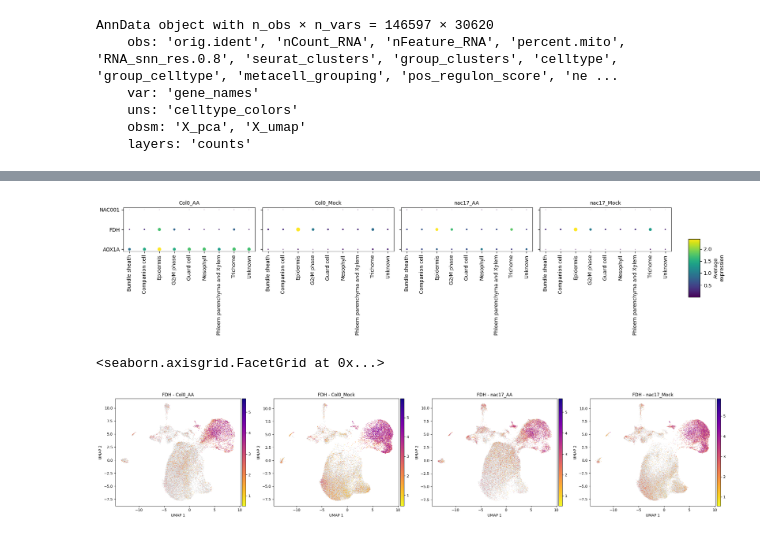
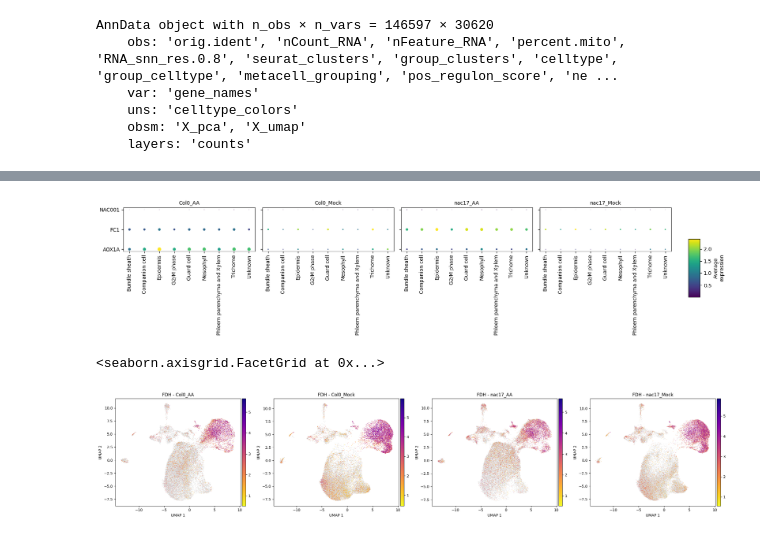
Before and after one commit to Mitochondrial-Retrograde-Signalling/MRS-DB, a Jupyter notebook: test.ipynb, the cells around one changed output, grey strips where cells are left out. Cells and saved outputs as stored; diff of their text form; code cells hidden in the pictures.

```diff
--- a/test.ipynb
+++ b/test.ipynb
@@ -134,15 +124,15 @@ def facet_dot_plot(
 # %%
 # 4. Generate the plot
 facet_dot_plot(
     adata=adata,
-    features=["FDH", "AOX1A", "NAC001"],
+    features=["FC1", "AOX1A", "NAC001"],
     group_by="celltype",
     split_by="group",
     viridis_option="viridis",
     dot_scale=8
 )
 # %% [output]
-[figure, old version]
+[figure, new version]
 <seaborn.axisgrid.FacetGrid at 0x...>
 # %%
 # Set your R-equivalent Cutoffs
```
Also changed, not shown: parts of 3 cells of this notebook, 5 other files.
